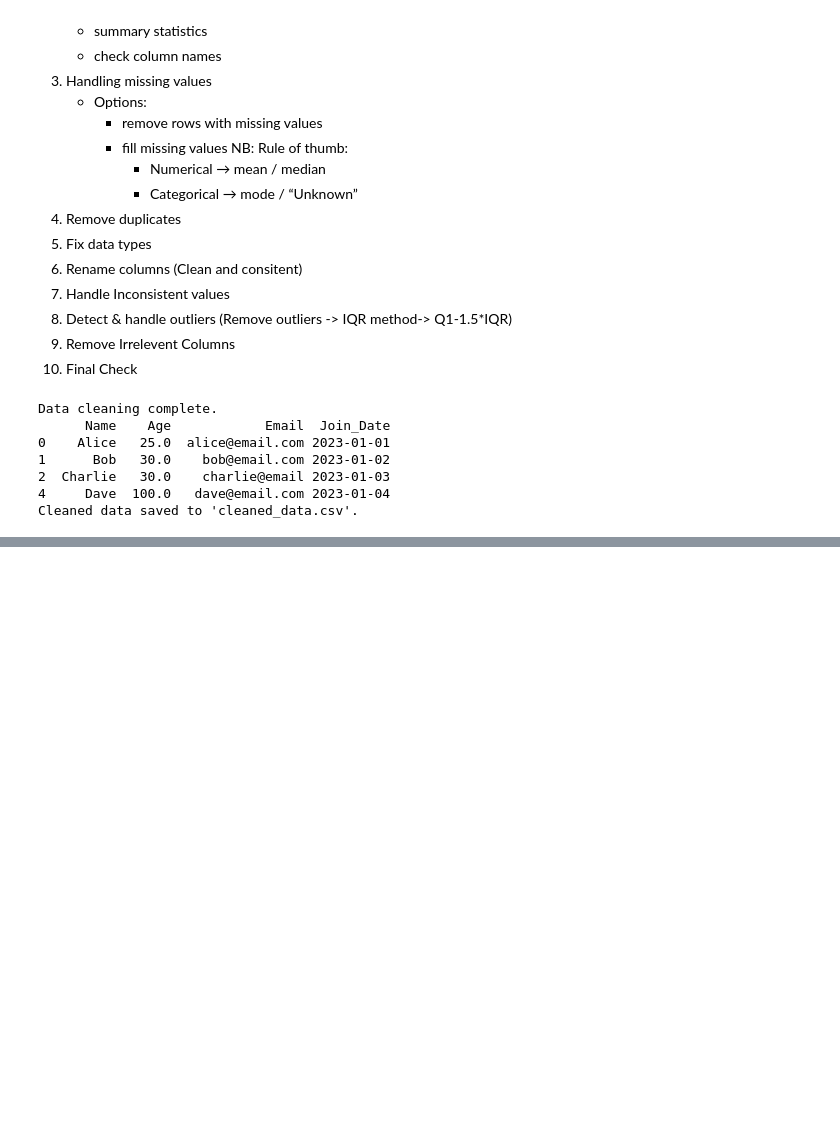
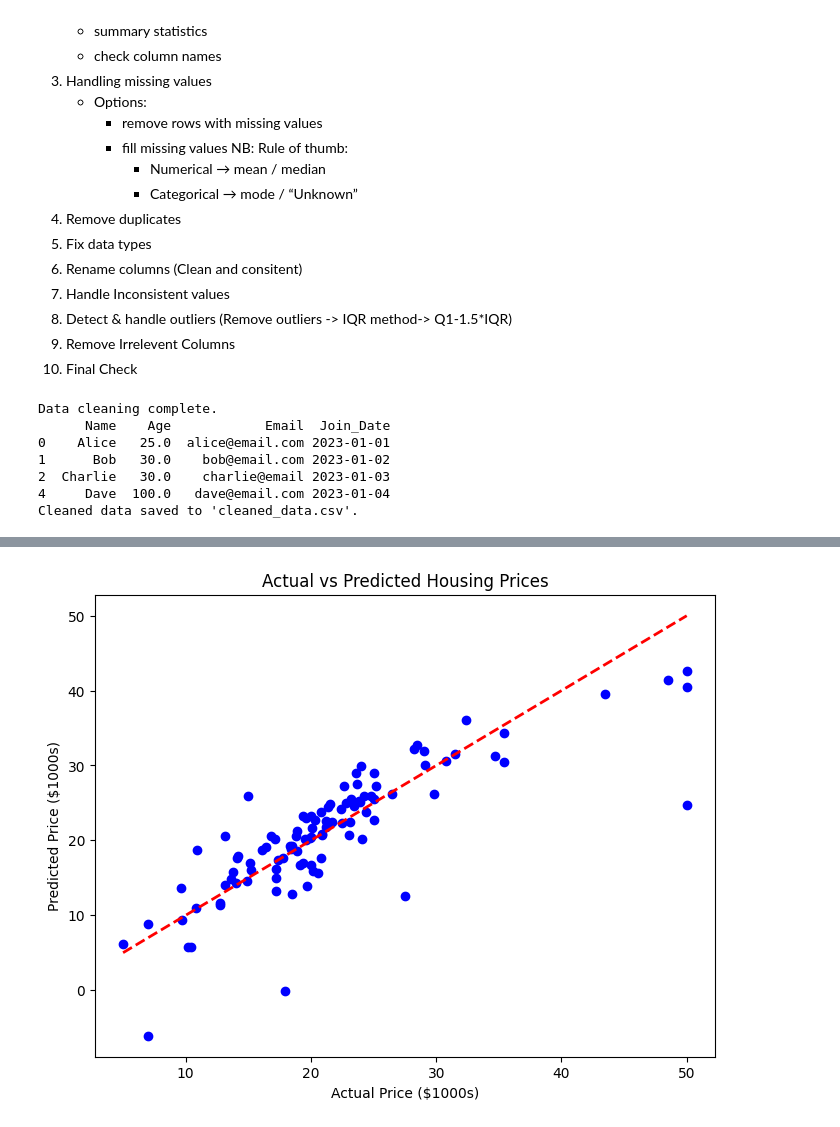
Before and after one commit to pacman-cli/AI-ML, a Jupyter notebook: LinearRegression/dataCleaning.ipynb, the cells around one changed output, grey strips where cells are left out. Saved outputs shown, nothing was run; the diff lists cells and outputs as text; code cells hidden in the pictures; blank space fills up the shorter version.

```diff
--- a/LinearRegression/dataCleaning.ipynb
+++ b/LinearRegression/dataCleaning.ipynb
@@ -69,0 +87,92 @@ Cleaned data saved to 'cleaned_data.csv'.
+# %%
+# ==========================================
+# 1. LOAD AND CLEAN THE DATA
+# ==========================================
+data_url = "https://lib.stat.cmu.edu/datasets/boston"
+
+# skipping the first 22 rows of metadata -> data is seprated by whitespace -> no header row
+raw_df = pd.read_csv(data_url, sep="\s+", skiprows=22, header=None)
+
+# The dataset has 14 columns, but they are split across two rows. We need to reshape it.
+# Line A has 11 columns, Line B has 3 columns. We will combine them.
+data = np.hstack([raw_df.values[::2, :], raw_df.values[1::2, :3]])
+
+# Naming the columns
+columns = [
+    "CRIM",
+    "ZN",
+    "INDUS",
+    "CHAS",
+    "NOX",
+    "RM",
+    "AGE",
+    "DIS",
+    "RAD",
+    "TAX",
+    "PTRATIO",
+    "B",
+    "LSTAT",
+    "MEDV",
+]
+boston_df = pd.DataFrame(data, columns=columns)
+
+# ==========================================
+# 2. PREPARE THE DATA
+# ==========================================
+# X = All columns EXCEPT the price (MEDV)
+X = boston_df.drop("MEDV", axis=1)  # X= feature columns
+y = boston_df["MEDV"]  # y= the price column
+
+# Split into Train for 80% and Test Sets for 20%
+X_train, X_test, y_train, y_test = train_test_split(
+    X, y, test_size=0.2, random_state=42
+)
+
+# ==========================================
+# 3. Train the Model
+# ==========================================
+model = LinearRegression()
+model.fit(X_train, y_train)
+
+# ==========================================
+# 4. Evaluate the Model
+# ==========================================
+y_pred = model.predict(X_test)
+
+# Calculate evaluation metrics -> this means comparing y_test (actual prices) to y_pred (predicted prices) and see how well the model did.
+rmse = np.sqrt(mean_squared_error(y_test, y_pred))  # RMSE -> Lower is better
+r2 = r2_score(y_test, y_pred)  # R^2 Score -> Higher is better
+
+print("\n--- MODEL PERFORMANCE ---")
+print(
+    f"Root Mean Squared Error (RMSE): ${rmse*1000:.2f}"
+)  # we multiply by 1000 to convert to dollars because MEDV is in $1000s
+print(
+    f"R^2 Score: ${r2:.2f}"
+)  # 1.0 is perfect, 0.0 is useless. Usually 0.6-0.8 is considered 'okay' for this dataset.
+
+
+# ==========================================
+# 5. VISUALIZE (Actual vs Predicted)
+# ==========================================
+plt.figure(
+    figsize=(8, 6)
+)  # What do we do with figure? ans: we set the size of the plot
+plt.scatter(
+    y_test, y_pred, c="blue"
+)  # Scatter plot of actual vs predicted prices -> with scatter we can see the correlation
+plt.plot(
+    [y.min(), y.max()], [y.min(), y.max()], "r--", lw=2
+)  # Diagonal line for reference -> this line represents perfect predictions , 'r--'-> red dashed line
+plt.xlabel("Actual Price ($1000s)")
+plt.ylabel("Predicted Price ($1000s)")
+plt.title("Actual vs Predicted Housing Prices")
+plt.show()
+
+# ==========================================
+# 6. INVESTIGATE: What drives the price? -> means which features are most important?
+# ==========================================
+coefficient = pd.DataFrame(model.coef_, X.columns, columns=["Weight"])
+print("\n--- FEATURE IMPORTANCE ---")
+print(coefficient.sort_values(by="Weight", ascending=False))
+# %% [output]
@@ -69,0 +182 @@ Cleaned data saved to 'cleaned_data.csv'.
+[figure, added]
```
Also changed, not shown: parts of 7 cells of this notebook, 4 other files.
